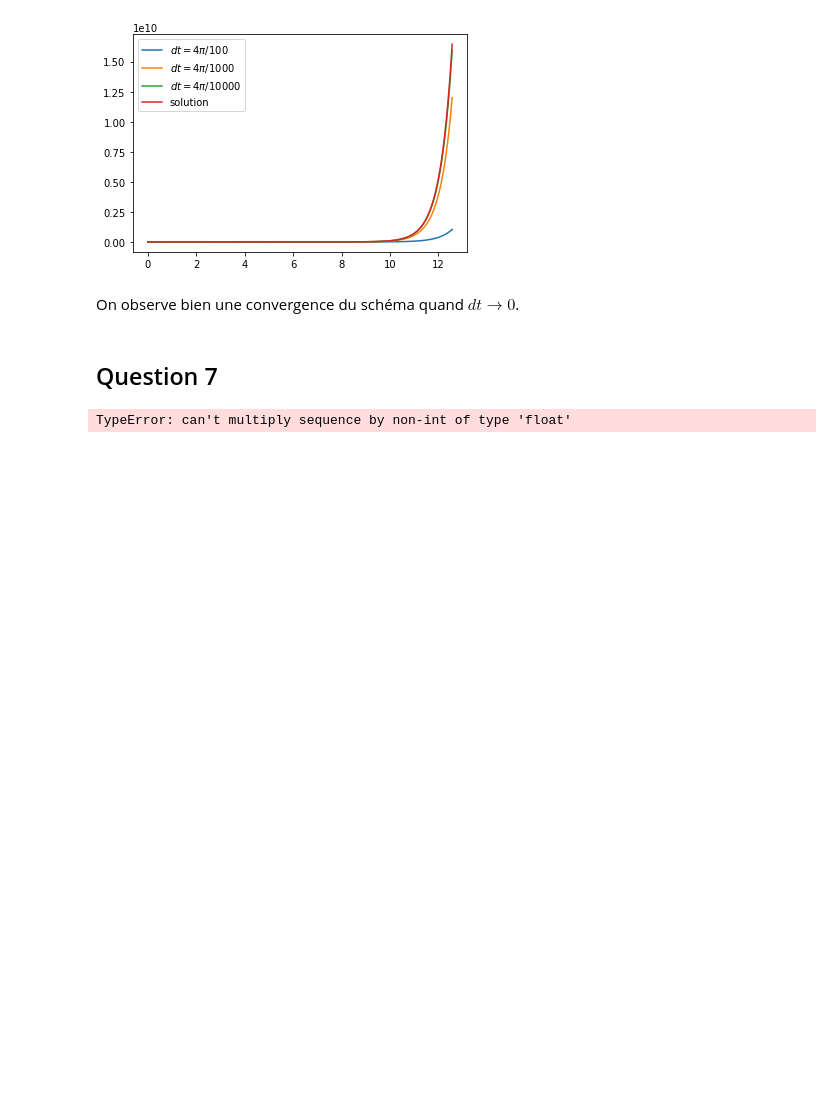
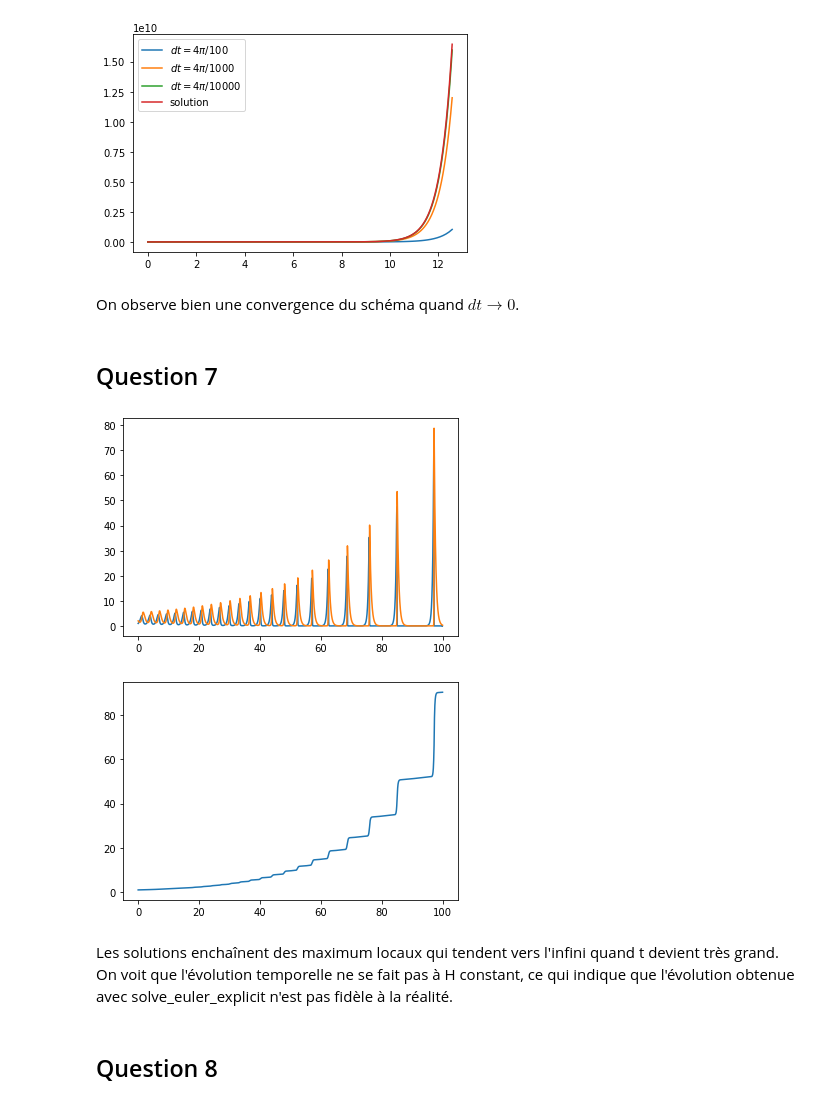
Before and after one commit to MaximeSTUDTER/equadiff, a Jupyter notebook: projet-equadiff.ipynb, the cells around one changed output. Saved outputs shown, nothing was run; the diff lists cells and outputs as text; code cells hidden in the pictures; blank space fills up the shorter version.

```diff
--- a/projet-equadiff.ipynb
+++ b/projet-equadiff.ipynb
@@ -136,11 +136,32 @@ On observe bien une convergence du schéma quand $dt \rightarrow 0$.
 # %% [markdown]
 ## Question 7
 # %%
-alph, bet, gam, delt = 3, 1, 2, 1
+a, b, c, d = 3, 1, 2, 1
 
 def lotka_volterra(t, x):
-    return [x[0] * (alph - bet * x[1]), -x[1] * (gam - delt * x[0])]
+    return np.array([x[0] * (a - b * x[1]), -x[1] * (c - d * x[0])])
-# %%
-T_elv, X_elv = solve_euler_explicit(lotka_volterra, [1, 2], 1/1000, 0, 1000)
-# %% [output]
-TypeError: can't multiply sequence by non-int of type 'float'
+# %%
+T_elv, X_elv = solve_euler_explicit(lotka_volterra, [1, 2], 1/100, 0, 100)
+
+x1 = [x[0] for x in X_elv]
+x2 = [x[1] for x in X_elv]
+
+plt.plot(T_elv, x1, label = 'Nombre de proies')
+plt.plot(T_elv, x2, label = 'Nombre de prédateurs')
+plt.show()
+
+def H(x1, x2):
+    return d * x1 - c * log(x1) + b * x2 - a * log(x2)
+
+H_elv = [H(x[0], x[1]) for x in X_elv]
+
+plt.plot(T_elv, H_elv)
+plt.show()
+# %% [output]
+[figure, added]
+[figure, added]
+# %% [markdown]
+Les solutions enchaînent des maximum locaux qui tendent vers l'infini quand t devient très grand.
+On voit que l'évolution temporelle ne se fait pas à H constant, ce qui indique que l'évolution obtenue avec solve_euler_explicit n'est pas fidèle à la réalité.
+# %% [markdown]
+## Question 8
```
Also changed, not shown: parts of 12 cells of this notebook.
